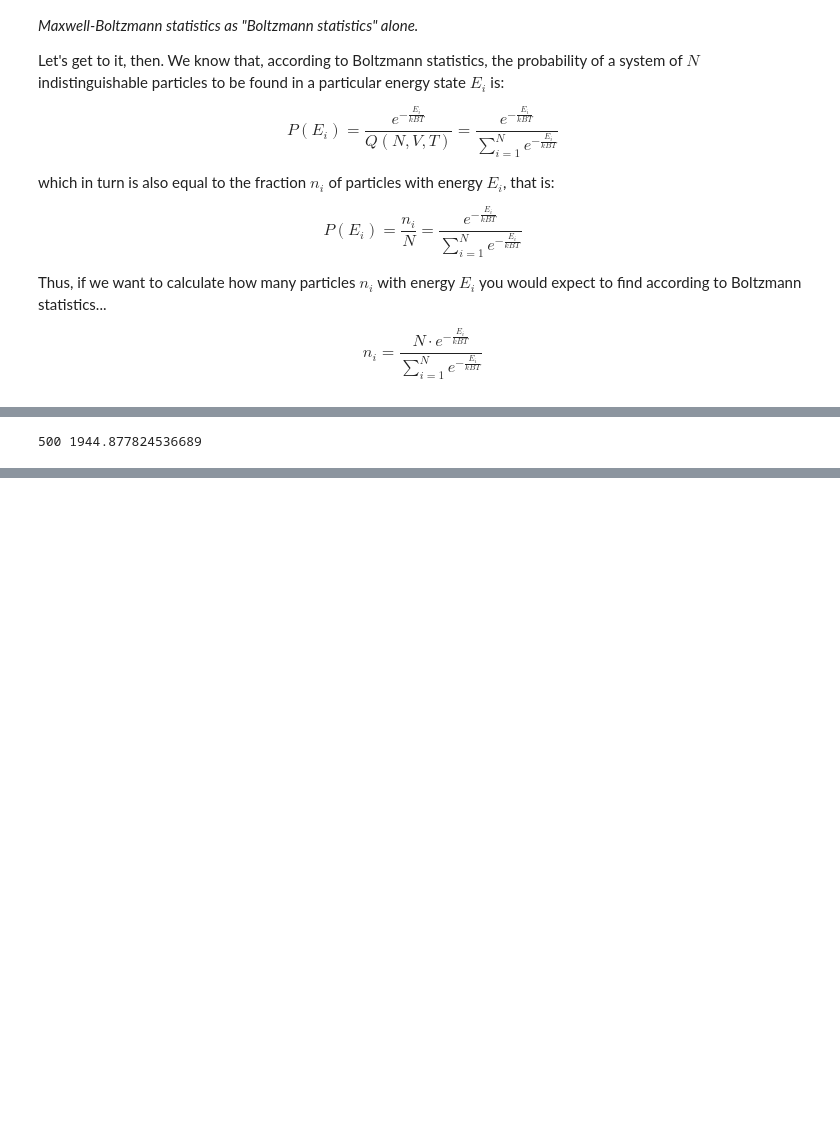
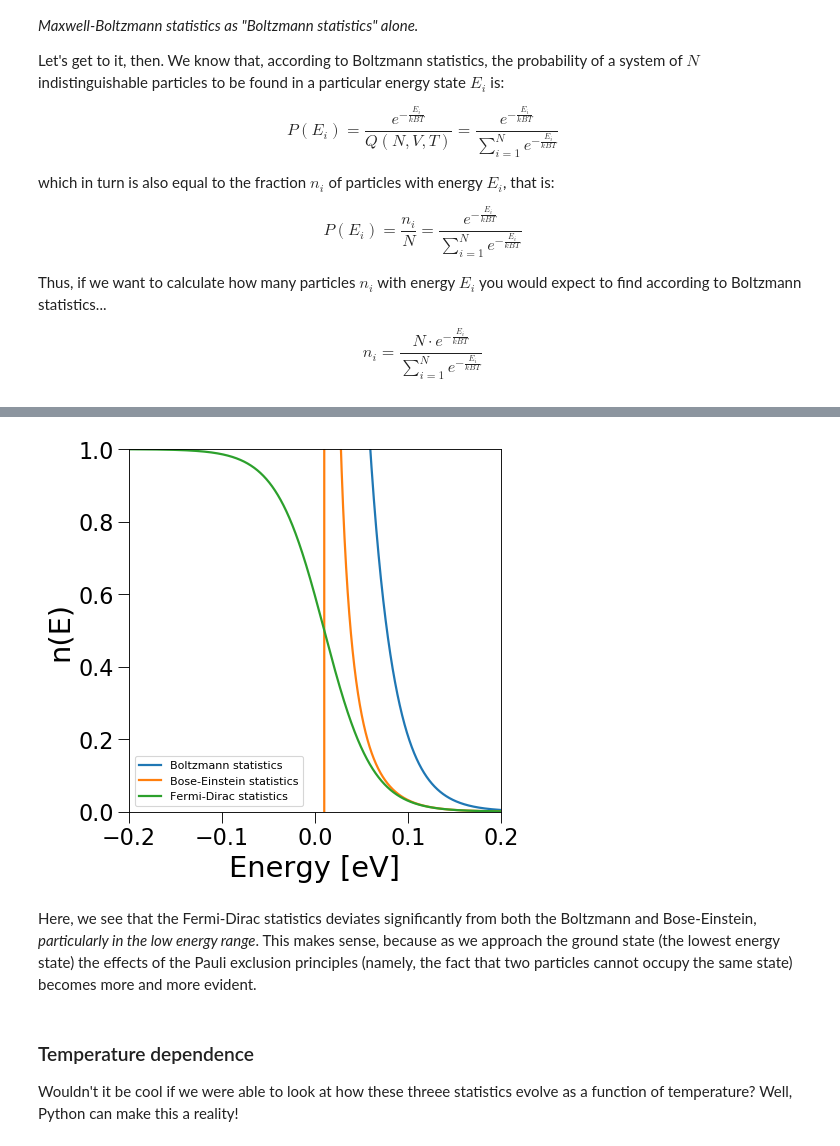
Before and after one commit to gcsosso/CH273, a Jupyter notebook: Boltzmann_statistics.ipynb, the cells around one changed output, grey strips where cells are left out. Cells and saved outputs as stored; diff of their text form; code cells hidden in the pictures; blank space fills up the shorter version.

```diff
--- a/Boltzmann_statistics.ipynb
+++ b/Boltzmann_statistics.ipynb
@@ -120,28 +149,30 @@ plt.show()
 # %%
 # Fermi-Dirac
 
+# Expanded energy range
+energy_fd = np.linspace(-100*kbt,100*kbt,en*2)
+
 # Compute the number of particles expected to be found for each energy value
-n_fd = np.zeros(en)
+n_fd = np.zeros(en*2)
 c = 0 # counter
 
-for i in energy:
+for i in energy_fd:
     n_fd[c] =  1.0 / ((np.exp((i-mu)/kbt))+1.0)
     c = c+1
-print(par,np.sum(n_fd))
+
+# Note that the sum of n_i is NOT = N! The price to be paid to consider exactly the same chemical potential across
+# different statistics...
-# %% [output]
-500 1944.877824536689
 # %%
 plt.figure(figsize=(6, 6), dpi= 80, facecolor='w', edgecolor='k')
 plt.tick_params(axis='both', which='both', length=10.0, labelleft=True, labelbottom=True, labelsize=20.0)
 
-plt.plot((energy-mu)/kbt, n_ei, lw=2, label="Maxwell-Boltzmann")
-plt.plot((energy-mu)/kbt, n_be, lw=2, label="Bose-Einstein")
-plt.plot((energy-mu)/kbt, n_fd, lw=2, label="Fermi_Dirac")
-plt.axvline(x=mu, label='$\mu$', color="red")
+plt.plot(energy, n_ei, lw=2, label="Boltzmann statistics")
+plt.plot(energy, n_be, lw=2, label="Bose-Einstein statistics")
+plt.plot(energy_fd, n_fd, lw=2, label="Fermi-Dirac statistics")
 
 plt.xlabel('Energy [eV]', fontsize=26)
 plt.ylabel('n(E)', fontsize=26)
-plt.xlim(-5,5)
+plt.xlim(-0.2,0.2)
 plt.ylim(0,1)
 plt.legend()
 plt.show()
@@ -150,0 +180,6 @@ plt.show()
+[figure, added]
+# %% [markdown]
+Here, we see that the Fermi-Dirac statistics deviates significantly from both the Boltzmann and Bose-Einstein, *particularly in the low energy range*. This makes sense, because as we approach the ground state (the lowest energy state) the effects of the Pauli exclusion principles (namely, the fact that two particles cannot occupy the same state) becomes more and more evident.
+# %% [markdown]
+### Temperature dependence
+Wouldn't it be cool if we were able to look at how these threee statistics evolve as a function of temperature? Well, Python can make this a reality!
```
Also changed, not shown: parts of 17 cells of this notebook.
